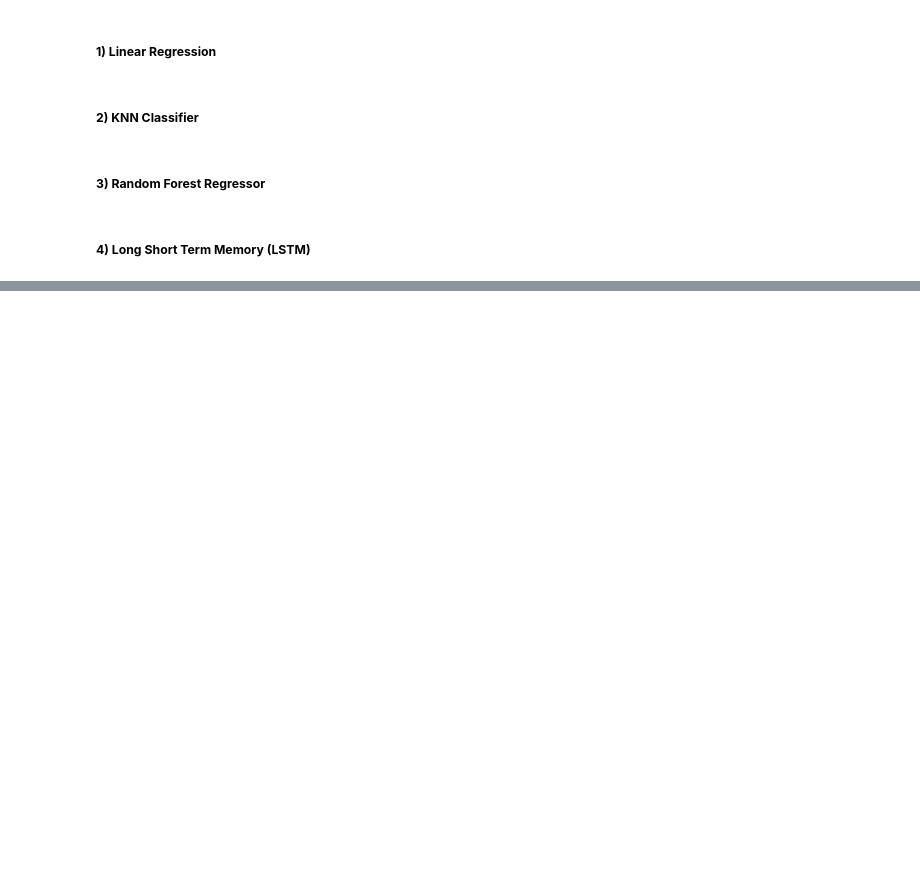
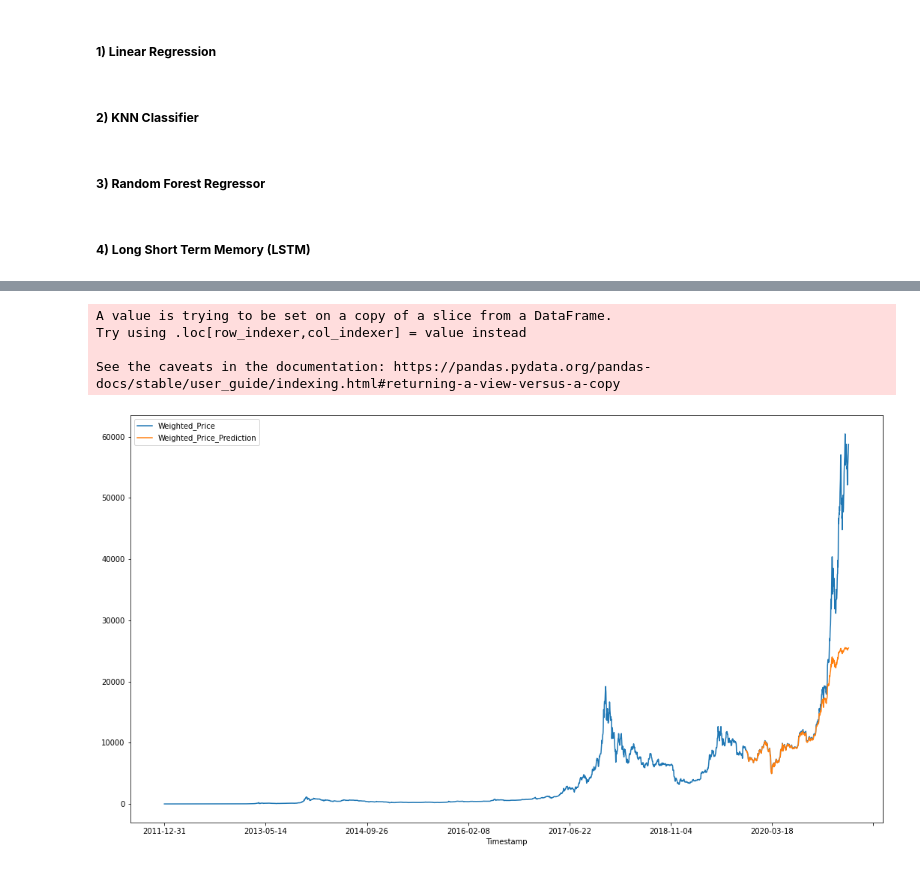
Before and after one commit to AshutoshBhawsar/Cryptocurrency-data-analysis-and-investing-strategies, a Jupyter notebook: code/phase2.ipynb, the cells around one changed output, grey strips where cells are left out. Drawn from its saved outputs; the diff is of its cells as text; code cells hidden in the pictures; blank space fills up the shorter version.

Commit message:
add LSTM for phase 2

```diff
--- a/code/phase2.ipynb
+++ b/code/phase2.ipynb
@@ -47,0 +83,28 @@ from keras.models import Sequential
+# %%
+training_set = df_train.values
+training_set = np.reshape(training_set, (len(training_set), 1))
+sc = MinMaxScaler()
+training_set = sc.fit_transform(training_set)
+X_train = training_set[0:len(training_set)-1]
+y_train = training_set[1:len(training_set)]
+X_train = np.reshape(X_train, (len(X_train), 1, 1))
+# %%
+
+# Initialising the RNN
+regressor = Sequential()
+
+# Adding the input layer and the LSTM layer
+regressor.add(LSTM(units = 128, activation = 'sigmoid', input_shape = (1, 1)))
+
+regressor.add(Dropout(0.2))
+
+# Adding the output layer
+regressor.add(Dense(units = 1))
+
+# Compiling the RNN
+regressor.compile(optimizer = 'adam', loss = 'mean_squared_error')
+
+regressor.summary()
+
+# Fitting the RNN to the Training set
+model_history = regressor.fit(X_train, y_train, batch_size = 50, epochs = 100, verbose = 2)
@@ -47,0 +130,12 @@ from keras.models import Sequential
+# %%
+# Making the predictions
+test_set = df_test.values
+inputs = np.reshape(test_set, (len(test_set), 1))
+inputs = sc.transform(inputs)
+inputs = np.reshape(inputs, (len(inputs), 1, 1))
+predicted_BTC_price = regressor.predict(inputs)
+predicted_BTC_price = sc.inverse_transform(predicted_BTC_price)
+df_test['Weighted_Price_Prediction'] = predicted_BTC_price
+data_all = pd.concat([df_train, df_test], sort=False)
+_ = data_all[['Weighted_Price','Weighted_Price_Prediction']].plot(figsize=(18, 10))
+# %% [output]
@@ -47,0 +143,5 @@ from keras.models import Sequential
+A value is trying to be set on a copy of a slice from a DataFrame.
+Try using .loc[row_indexer,col_indexer] = value instead
+
+See the caveats in the documentation: https://pandas.pydata.org/pandas-docs/stable/user_guide/indexing.html#returning-a-view-versus-a-copy
+[figure, added]
```
Also changed, not shown: parts of 14 cells of this notebook.
